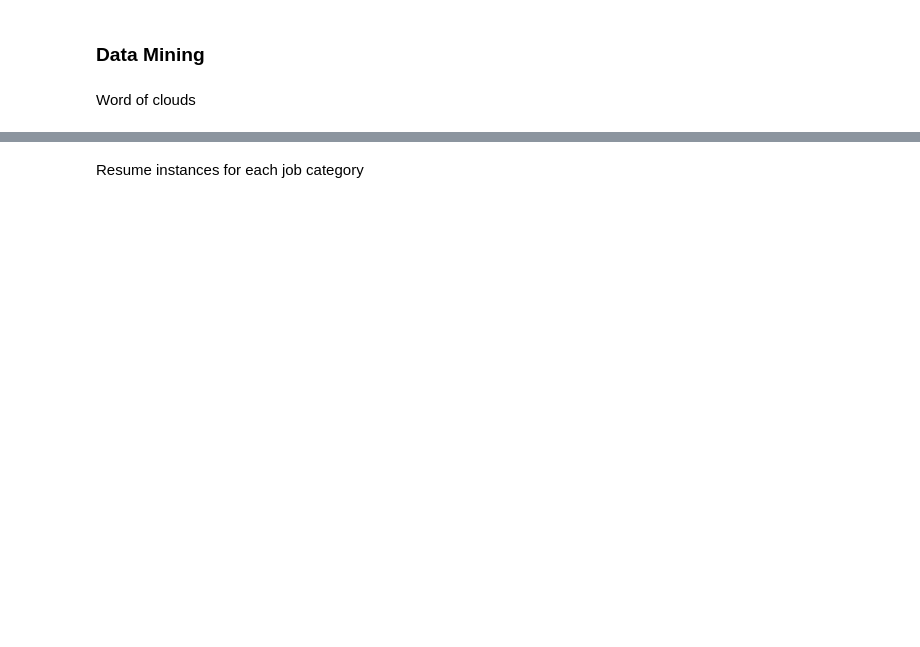
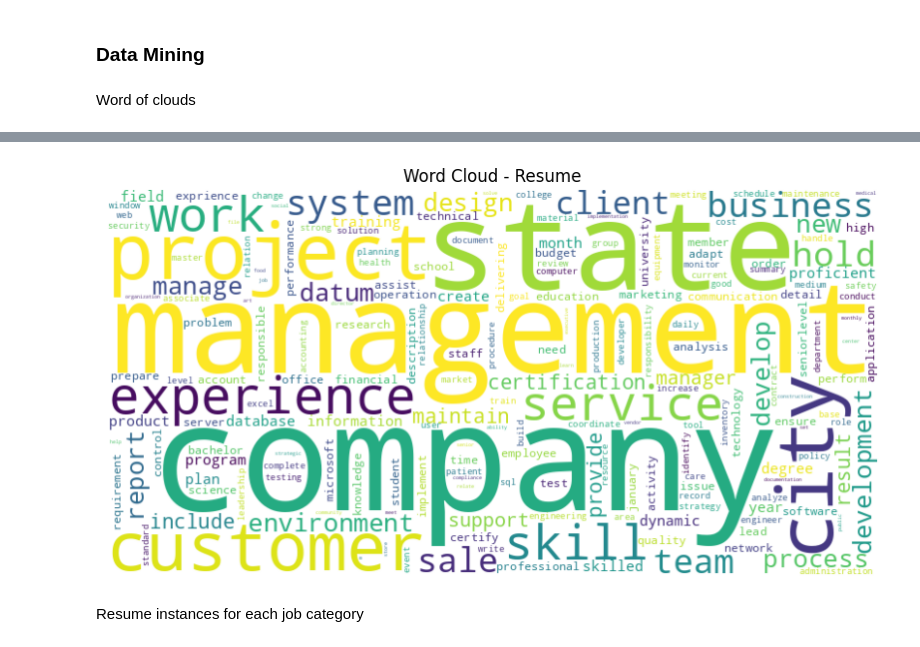
Before and after one commit to ja1goncalves/hybrid-classification-resumes, a Jupyter notebook: hybrid-classification-resume-category.ipynb, the cells around one changed output, grey strips where cells are left out. Saved outputs shown, nothing was run; the diff lists cells and outputs as text; code cells hidden in the pictures; blank space fills up the shorter version.

```diff
--- a/hybrid-classification-resume-category.ipynb
+++ b/hybrid-classification-resume-category.ipynb
@@ -158,3 +159,14 @@ plt.show()
+# %%
+resumes_words = " ".join(all_data['resume'].values)
+wordcloud_resumes = WordCloud(width=800, height=400, background_color='white', collocations=False).generate(resumes_words)
+
+plt.figure(figsize=(10, 6))
+plt.imshow(wordcloud_resumes, interpolation='bilinear')
+plt.title("Word Cloud - Resume")
+plt.axis('off')
+plt.show()
+# %% [output]
+[figure, added]
 # %% [markdown]
 Resume instances for each job category
 # %%
```
Also changed, not shown: parts of 18 cells of this notebook.
